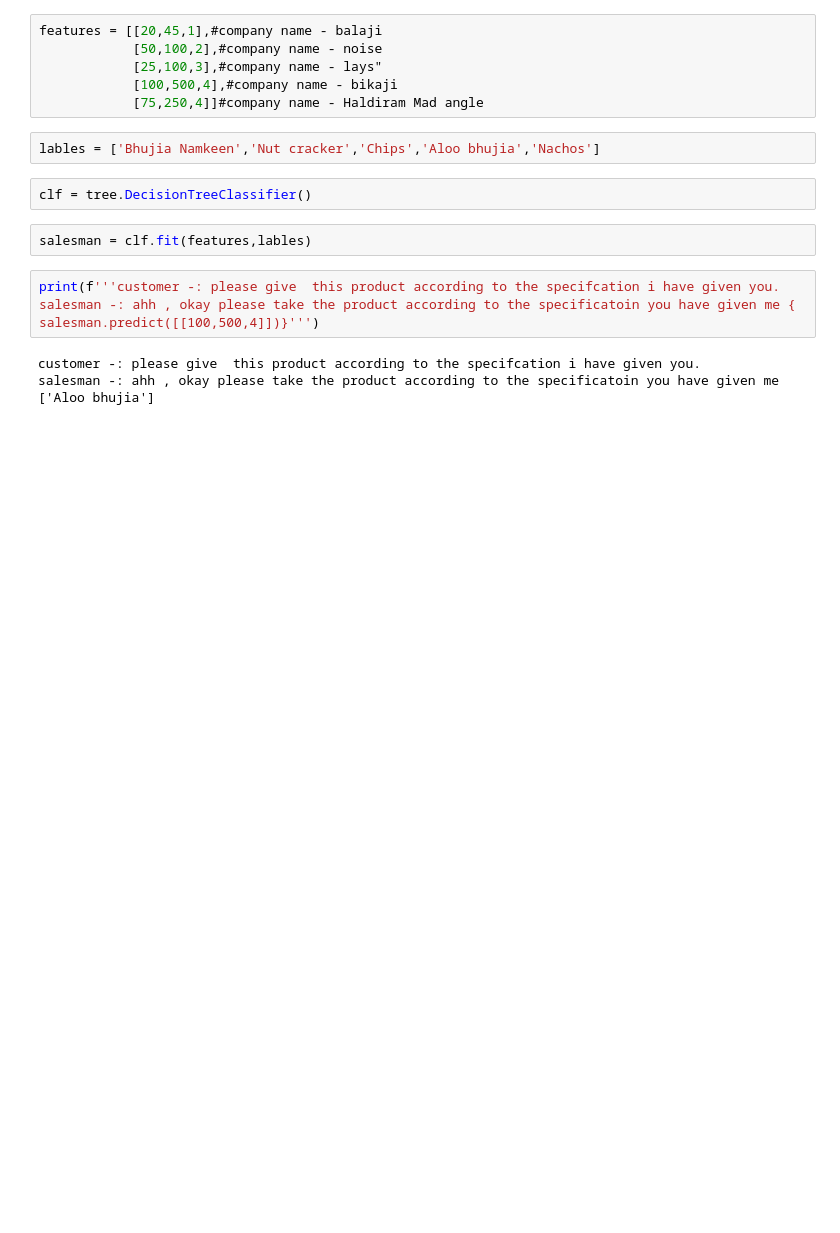
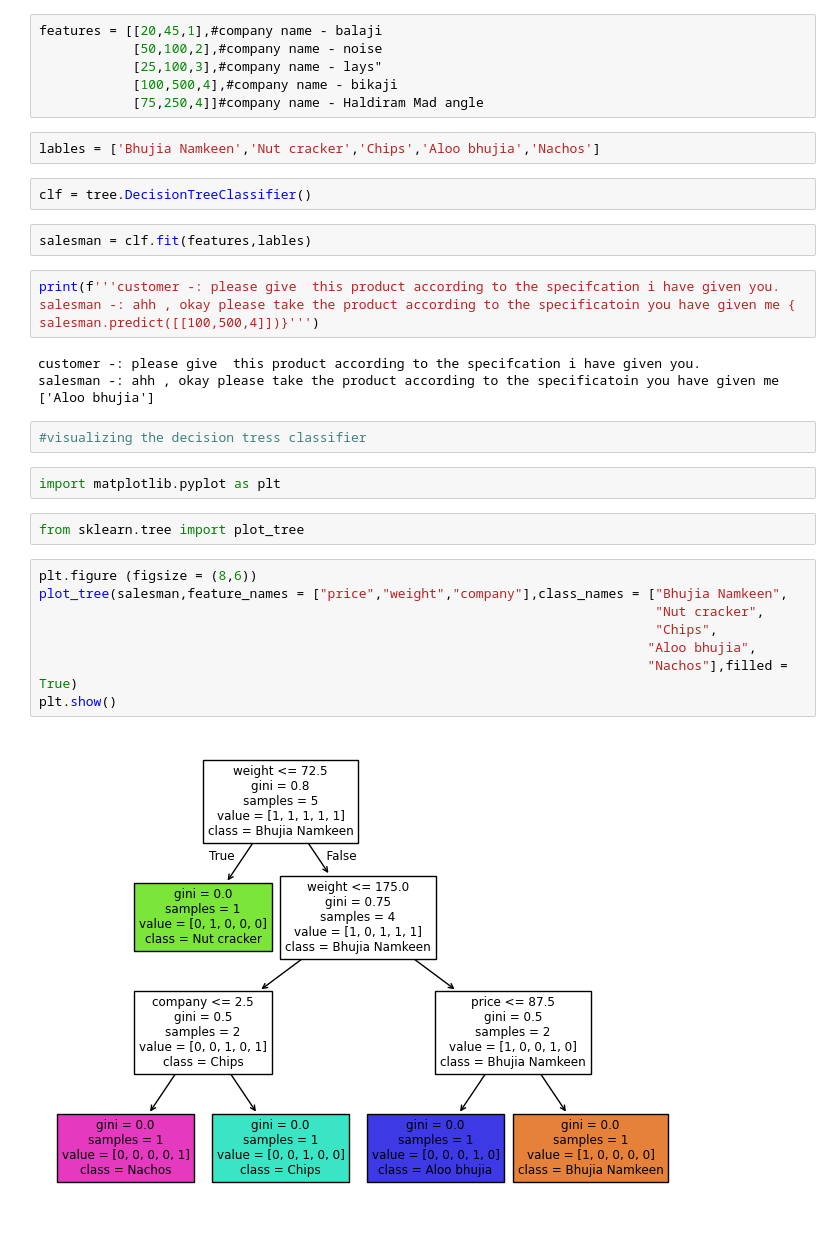
Before and after one commit to Venux09/Data-science-learning, a Jupyter notebook: data science pratise/first_model.ipynb, the cells around one changed output. Drawn from its saved outputs; the diff is of its cells as text; blank space fills up the shorter version.

Commit message:
add  :  maked my first visulal of decesion tree

```diff
--- a/data science pratise/first_model.ipynb
+++ b/data science pratise/first_model.ipynb
@@ -20,3 +20,19 @@ salesman -: ahh , okay please take the product according to the specificatoin yo
 # %% [output]
 customer -: please give  this product according to the specifcation i have given you.
 salesman -: ahh , okay please take the product according to the specificatoin you have given me ['Aloo bhujia']
+# %%
+#visualizing the decision tress classifier
+# %%
+import matplotlib.pyplot as plt
+# %%
+from sklearn.tree import plot_tree
+# %%
+plt.figure (figsize = (8,6))
+plot_tree(salesman,feature_names = ["price","weight","company"],class_names = ["Bhujia Namkeen",
+                                                                               "Nut cracker",
+                                                                               "Chips",
+                                                                              "Aloo bhujia",
+                                                                              "Nachos"],filled = True)
+plt.show()
+# %% [output]
+[figure, added]
```
Also changed, not shown: 1 other file.
